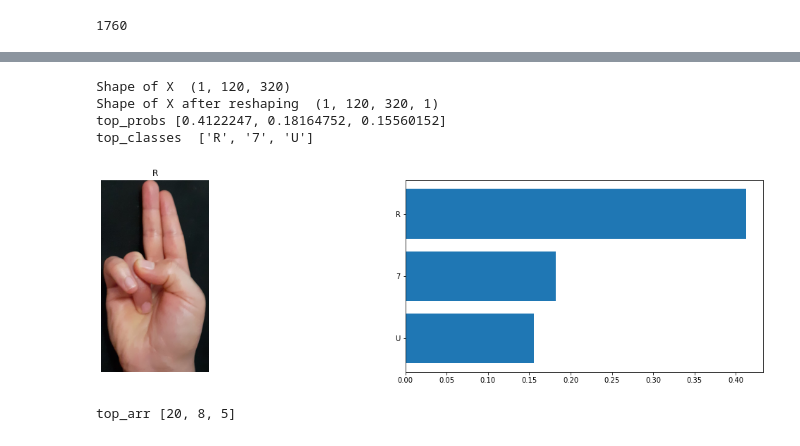
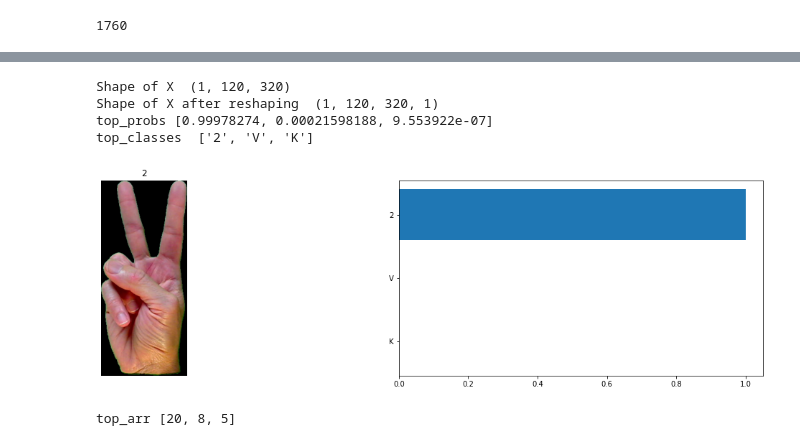
Before and after one commit to Nesrin48/HandGestureRecognition, a Jupyter notebook: HandGestureRecognition.ipynb, the cells around one changed output, grey strips where cells are left out. Saved outputs shown, nothing was run; the diff lists cells and outputs as text; code cells hidden in the pictures.

```diff
--- a/HandGestureRecognition.ipynb
+++ b/HandGestureRecognition.ipynb
@@ -329,14 +336,14 @@ def display_prediction(image_path,model,cat_to_name, topk=5):
 
     plt.show() # montrer l'intrigue
 # %%
-ex_image = image_dir + "/u.jpg"
+ex_image = image_dir + "/hand1_2_bot_seg_3_cropped.png"
 display_prediction(ex_image,model,cat_to_name, topk=3)
 # %% [output]
 Shape of X  (1, 120, 320)
 Shape of X after reshaping  (1, 120, 320, 1)
-top_probs [0.4122247, 0.18164752, 0.15560152]
-top_classes  ['R', '7', 'U']
+top_probs [0.99978274, 0.00021598188, 9.553922e-07]
+top_classes  ['2', 'V', 'K']
-[figure, old version]
+[figure, new version]
 # %%
 arr = [5, 8, 2, 1, 0, 20 , 3]
 top_arr = [arr[i] for i in np.argsort(arr)[-3:]]
```
Also changed, not shown: parts of 10 cells of this notebook.
